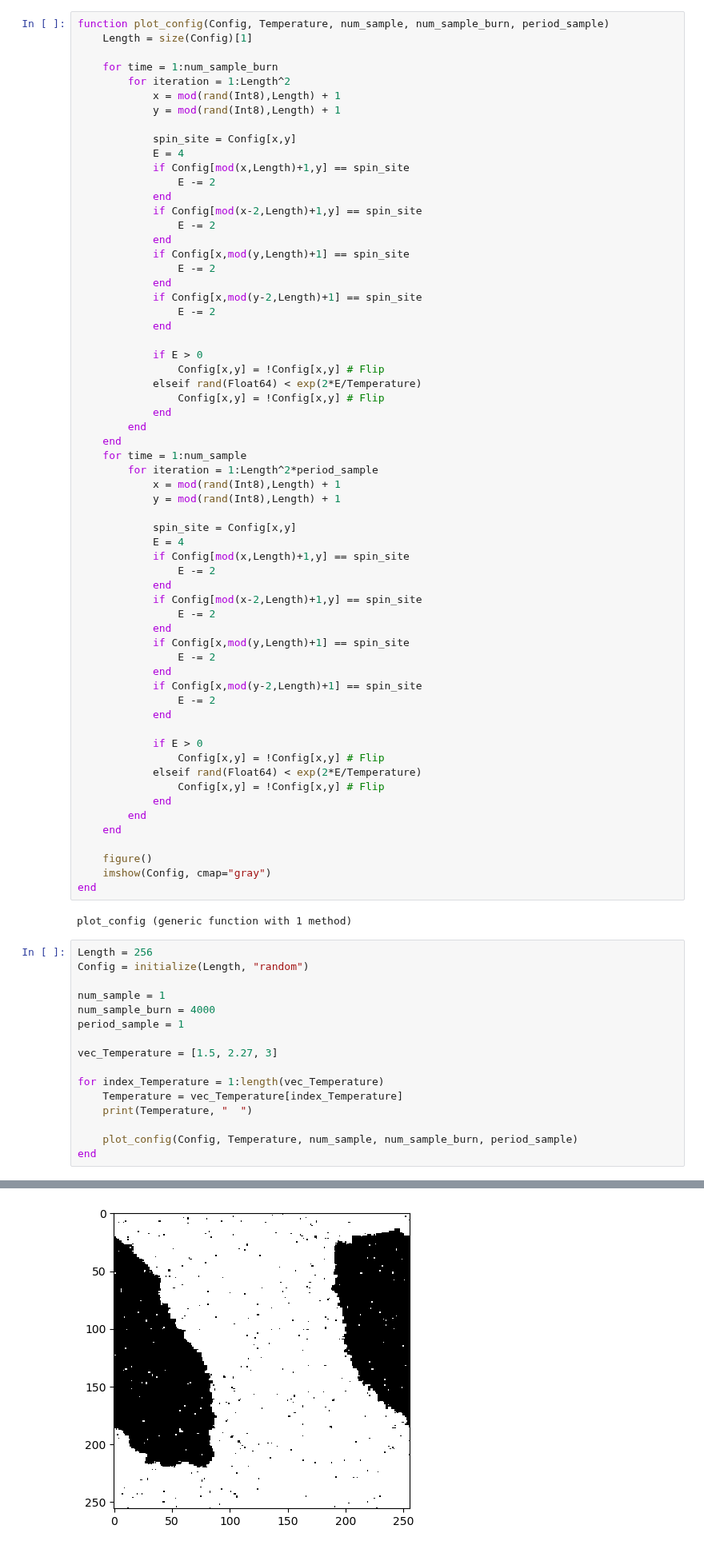
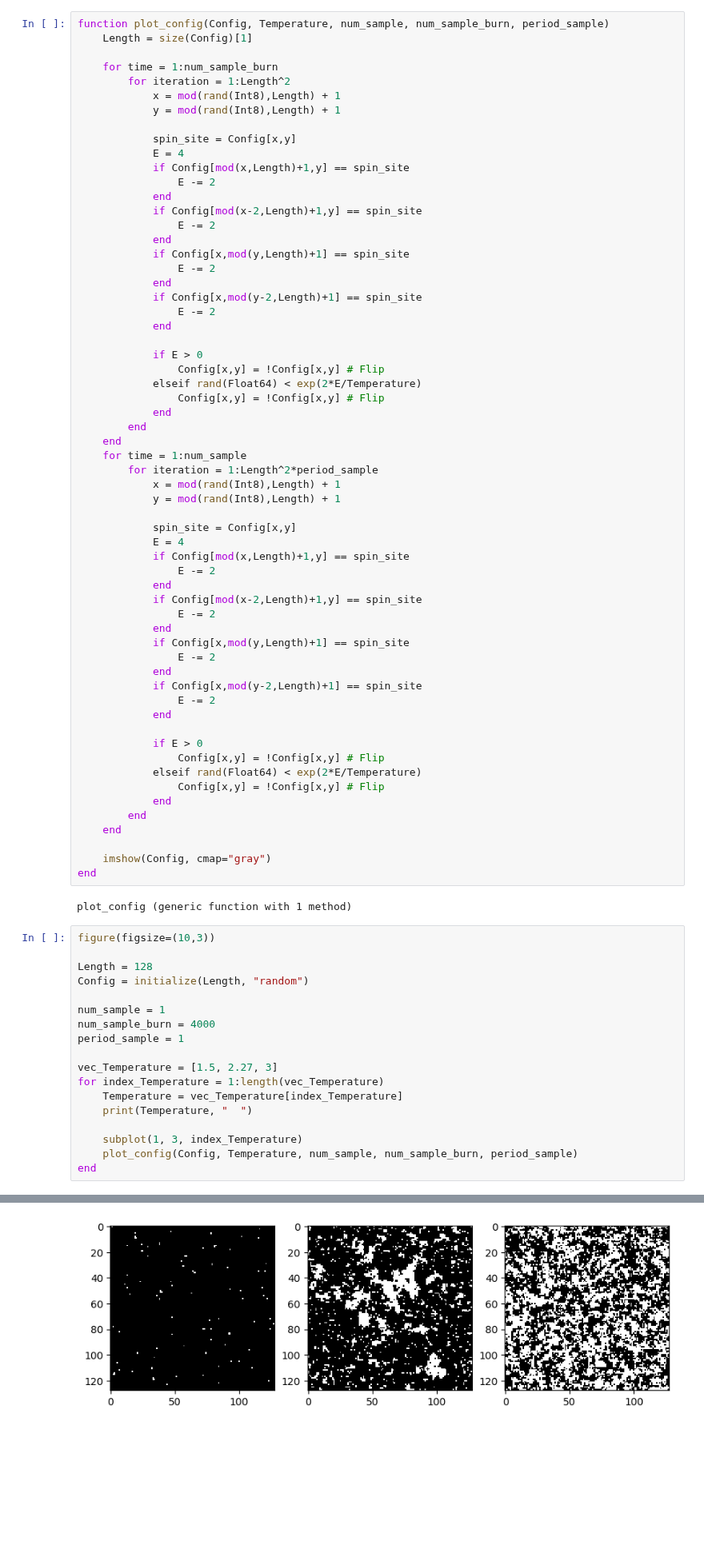
Before and after one commit to bkjhun/ising_2d_julia, a Jupyter notebook: ising_2d.ipynb, the cells around one changed output, grey strips where cells are left out. Shown at 80% size. Drawn from its saved outputs; the diff is of its cells as text; blank space fills up the shorter version.

```diff
--- a/ising_2d.ipynb
+++ b/ising_2d.ipynb
@@ -368,27 +368,28 @@ function plot_config(Config, Temperature, num_sample, num_sample_burn, period_sa
         end
     end
 
-    figure()
     imshow(Config, cmap="gray")
 end
 # %% [output]
 plot_config (generic function with 1 method)
 # %%
-Length = 256
+figure(figsize=(10,3))
+
+Length = 128
 Config = initialize(Length, "random")
 
 num_sample = 1
 num_sample_burn = 4000
 period_sample = 1
 
 vec_Temperature = [1.5, 2.27, 3]
-
 for index_Temperature = 1:length(vec_Temperature)
     Temperature = vec_Temperature[index_Temperature]
     print(Temperature, "  ")
 
+    subplot(1, 3, index_Temperature)
     plot_config(Config, Temperature, num_sample, num_sample_burn, period_sample)
 end
 # %% [output]
 1.5  2.27
-[figure, old version]
+[figure, new version]
```
Also changed, not shown: parts of 1 cell of this notebook.
